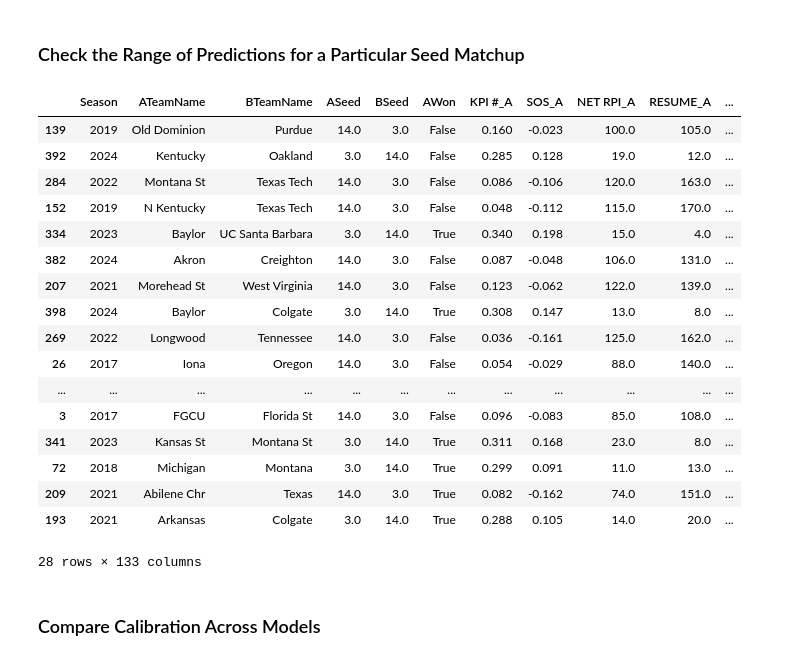
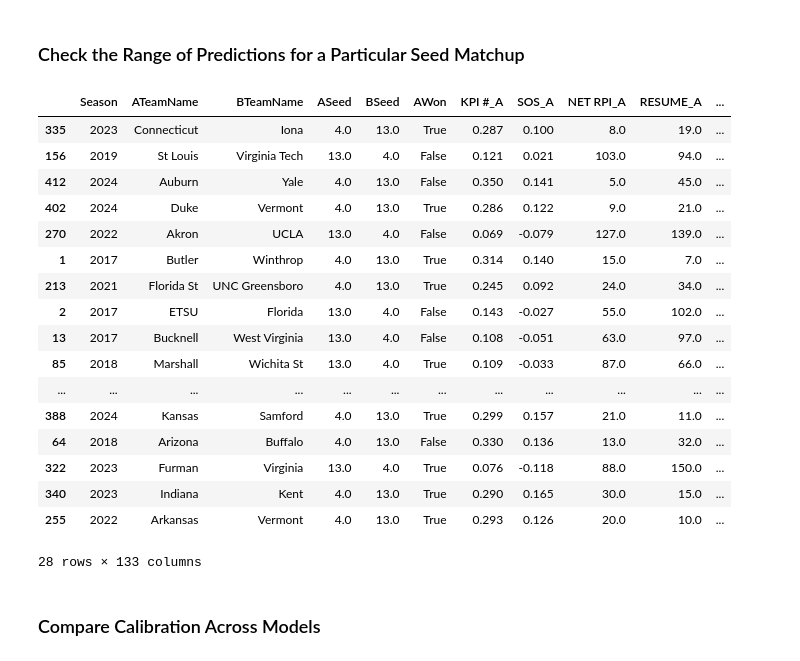
Before and after one commit to ethandavenport/March-Madness, a Jupyter notebook: MMM 26.ipynb, the cells around one changed output. Drawn from its saved outputs; the diff is of its cells as text; code cells hidden in the pictures.

```diff
--- a/MMM 26.ipynb
+++ b/MMM 26.ipynb
@@ -835,7 +766,7 @@ C = 0.1
 elastic_train_LL = []
 elastic_test_LL = []
 
-for i in range(20):
+for i in range(1000):
     X_train_scaled, X_test_scaled, y_train, y_test, train_df, test_df = split_n_scale(df)
 
     enet = LogisticRegression(
@@ -1449,0 +1646,12 @@ KeyError: "['Seed'] not in index"
+# %%
+# First split the data BEFORE any scaling
+X = df.drop(columns=['Season','ATeamName','BTeamName','AWon', 'Seed_A', 'Seed_B'])
+y = df['AWon'].astype(int)
+
+# Initialize scaler - FIT ONLY on training data
+scaler = StandardScaler()
+X_scaled = pd.DataFrame(
+    scaler.fit_transform(X),
+    columns=X.columns,
+    index=X.index
+)
@@ -1476,6 +2222,7 @@ skf = StratifiedKFold(n_splits=10, shuffle=True)
 for train_idx, val_idx in skf.split(X_scaled, y):
     X_tr, X_val = X_scaled.iloc[train_idx], X_scaled.iloc[val_idx]
     y_tr, y_val = y[train_idx], y[val_idx]
+    selected_base_features, selected_cols = lasso_cols(X_tr, y_tr, 0.02)
 
     clf = LogisticRegression(solver='lbfgs', max_iter=2000)
     clf.fit(X_tr[selected_cols], y_tr)
@@ -1495,9 +2242,9 @@ for train_idx, val_idx in skf.split(X_scaled, y):
 
     gbt = GradientBoostingClassifier(
         n_estimators=500,
-        learning_rate=0.01,
+        learning_rate=0.006,
         max_depth=3,
-        min_samples_leaf=20,
+        min_samples_leaf=10,
         subsample=0.75
     )
     gbt.fit(X_tr[selected_cols], y_tr)
@@ -1508,15 +2255,17 @@ for train_idx, val_idx in skf.split(X_scaled, y):
     X_val = X_scaled.iloc[val_idx][selected_cols].values
 
     nn = tf.keras.models.Sequential([
-        tf.keras.layers.Input((X_tr.shape[1],)),
-        tf.keras.layers.Dense(16, activation='relu', kernel_regularizer=tf.keras.regularizers.l2(1e-3)),
-        tf.keras.layers.Dense(8, activation='relu', kernel_regularizer=tf.keras.regularizers.l2(1e-3)),
-        tf.keras.layers.Dense(1, activation='sigmoid')
+    tf.keras.layers.Input((len(selected_cols),)),
+    tf.keras.layers.Dense(22, activation='relu', kernel_regularizer=tf.keras.regularizers.l2(1e-3)),
+    tf.keras.layers.Dense(12, activation='relu', kernel_regularizer=tf.keras.regularizers.l2(1e-3)),
+    tf.keras.layers.Dense(1, activation='sigmoid')
     ])
 
     nn.compile(
-        optimizer=tf.keras.optimizers.Adam(learning_rate=0.001),
-        loss='binary_crossentropy'
+        optimizer=tf.keras.optimizers.Adam(learning_rate = 2e-4),
+        loss='binary_crossentropy',
+        metrics=['accuracy'],
+        weighted_metrics=[]
     )
 
     callbacks = [
@@ -1527,7 +2276,7 @@ for train_idx, val_idx in skf.split(X_scaled, y):
         )
     ]
 
-    nn.fit(
+    fit = nn.fit(
         X_tr, y_tr,
         epochs=200,
         batch_size=16,
@@ -1578,7 +2323,7 @@ plt.show()
 ### Convert Probabilities/Results in Terms of the Favorite (Higher Seed)
 # %%
 df_predictions['FWon'] = np.where(
-    df_predictions['ASeed'] <= df_predictions['BSeed'],
+    df_predictions['Seed_A'] <= df_predictions['Seed_B'],
     df_predictions['AWon'].astype(bool),
     (~df_predictions['AWon'].astype(bool))
 )
@@ -1589,10 +2334,10 @@ for model in ['LASSO', 'ELASTIC', 'BOOST', 'NN']:
     fprob_col = f"FProb_{model}"
 
     df_predictions[fprob_col] = np.where(
-        df_predictions['ASeed'] <= df_predictions['BSeed'],
+        df_predictions['Seed_A'] <= df_predictions['Seed_B'],
         df_predictions[prob_col],
         np.where(
-            df_predictions['BSeed'] < df_predictions['ASeed'],
+            df_predictions['Seed_B'] < df_predictions['Seed_A'],
             1 - df_predictions[prob_col],
             0.5
         )
@@ -1600,26 +2345,26 @@ for model in ['LASSO', 'ELASTIC', 'BOOST', 'NN']:
 # %% [markdown]
 ### Check the Range of Predictions for a Particular Seed Matchup
 # %%
-seeds = [3,14]
-df_predictions[(df_predictions['ASeed'].isin(seeds)) & (df_predictions['BSeed'].isin(seeds))].sort_values('FProb_ELASTIC', ascending=False)
+seeds = [4, 13]
+df_predictions[(df_predictions['Seed_A'].isin(seeds)) & (df_predictions['Seed_B'].isin(seeds))].sort_values('FProb_ELASTIC', ascending=False)
 # %% [output]
 |  | Season | ATeamName | BTeamName | ASeed | BSeed | AWon | KPI #_A | SOS_A | NET RPI_A | RESUME_A | ... |
-| 139 | 2019 | Old Dominion | Purdue | 14.0 | 3.0 | False | 0.160 | -0.023 | 100.0 | 105.0 | ... |
-| 392 | 2024 | Kentucky | Oakland | 3.0 | 14.0 | False | 0.285 | 0.128 | 19.0 | 12.0 | ... |
-| 284 | 2022 | Montana St | Texas Tech | 14.0 | 3.0 | False | 0.086 | -0.106 | 120.0 | 163.0 | ... |
-| 152 | 2019 | N Kentucky | Texas Tech | 14.0 | 3.0 | False | 0.048 | -0.112 | 115.0 | 170.0 | ... |
-| 334 | 2023 | Baylor | UC Santa Barbara | 3.0 | 14.0 | True | 0.340 | 0.198 | 15.0 | 4.0 | ... |
-| 382 | 2024 | Akron | Creighton | 14.0 | 3.0 | False | 0.087 | -0.048 | 106.0 | 131.0 | ... |
-| 207 | 2021 | Morehead St | West Virginia | 14.0 | 3.0 | False | 0.123 | -0.062 | 122.0 | 139.0 | ... |
-| 398 | 2024 | Baylor | Colgate | 3.0 | 14.0 | True | 0.308 | 0.147 | 13.0 | 8.0 | ... |
-| 269 | 2022 | Longwood | Tennessee | 14.0 | 3.0 | False | 0.036 | -0.161 | 125.0 | 162.0 | ... |
-| 26 | 2017 | Iona | Oregon | 14.0 | 3.0 | False | 0.054 | -0.029 | 88.0 | 140.0 | ... |
+| 335 | 2023 | Connecticut | Iona | 4.0 | 13.0 | True | 0.287 | 0.100 | 8.0 | 19.0 | ... |
+| 156 | 2019 | St Louis | Virginia Tech | 13.0 | 4.0 | False | 0.121 | 0.021 | 103.0 | 94.0 | ... |
+| 412 | 2024 | Auburn | Yale | 4.0 | 13.0 | False | 0.350 | 0.141 | 5.0 | 45.0 | ... |
+| 402 | 2024 | Duke | Vermont | 4.0 | 13.0 | True | 0.286 | 0.122 | 9.0 | 21.0 | ... |
+| 270 | 2022 | Akron | UCLA | 13.0 | 4.0 | False | 0.069 | -0.079 | 127.0 | 139.0 | ... |
+| 1 | 2017 | Butler | Winthrop | 4.0 | 13.0 | True | 0.314 | 0.140 | 15.0 | 7.0 | ... |
+| 213 | 2021 | Florida St | UNC Greensboro | 4.0 | 13.0 | True | 0.245 | 0.092 | 24.0 | 34.0 | ... |
+| 2 | 2017 | ETSU | Florida | 13.0 | 4.0 | False | 0.143 | -0.027 | 55.0 | 102.0 | ... |
+| 13 | 2017 | Bucknell | West Virginia | 13.0 | 4.0 | False | 0.108 | -0.051 | 63.0 | 97.0 | ... |
+| 85 | 2018 | Marshall | Wichita St | 13.0 | 4.0 | True | 0.109 | -0.033 | 87.0 | 66.0 | ... |
 | ... | ... | ... | ... | ... | ... | ... | ... | ... | ... | ... | ... |
-| 3 | 2017 | FGCU | Florida St | 14.0 | 3.0 | False | 0.096 | -0.083 | 85.0 | 108.0 | ... |
-| 341 | 2023 | Kansas St | Montana St | 3.0 | 14.0 | True | 0.311 | 0.168 | 23.0 | 8.0 | ... |
-| 72 | 2018 | Michigan | Montana | 3.0 | 14.0 | True | 0.299 | 0.091 | 11.0 | 13.0 | ... |
-| 209 | 2021 | Abilene Chr | Texas | 14.0 | 3.0 | True | 0.082 | -0.162 | 74.0 | 151.0 | ... |
-| 193 | 2021 | Arkansas | Colgate | 3.0 | 14.0 | True | 0.288 | 0.105 | 14.0 | 20.0 | ... |
+| 388 | 2024 | Kansas | Samford | 4.0 | 13.0 | True | 0.299 | 0.157 | 21.0 | 11.0 | ... |
+| 64 | 2018 | Arizona | Buffalo | 4.0 | 13.0 | False | 0.330 | 0.136 | 13.0 | 32.0 | ... |
+| 322 | 2023 | Furman | Virginia | 13.0 | 4.0 | True | 0.076 | -0.118 | 88.0 | 150.0 | ... |
+| 340 | 2023 | Indiana | Kent | 4.0 | 13.0 | True | 0.290 | 0.165 | 30.0 | 15.0 | ... |
+| 255 | 2022 | Arkansas | Vermont | 4.0 | 13.0 | True | 0.293 | 0.126 | 20.0 | 10.0 | ... |
 28 rows × 133 columns
 # %% [markdown]
 ### Compare Calibration Across Models
```
Also changed, not shown: parts of 117 cells of this notebook.
